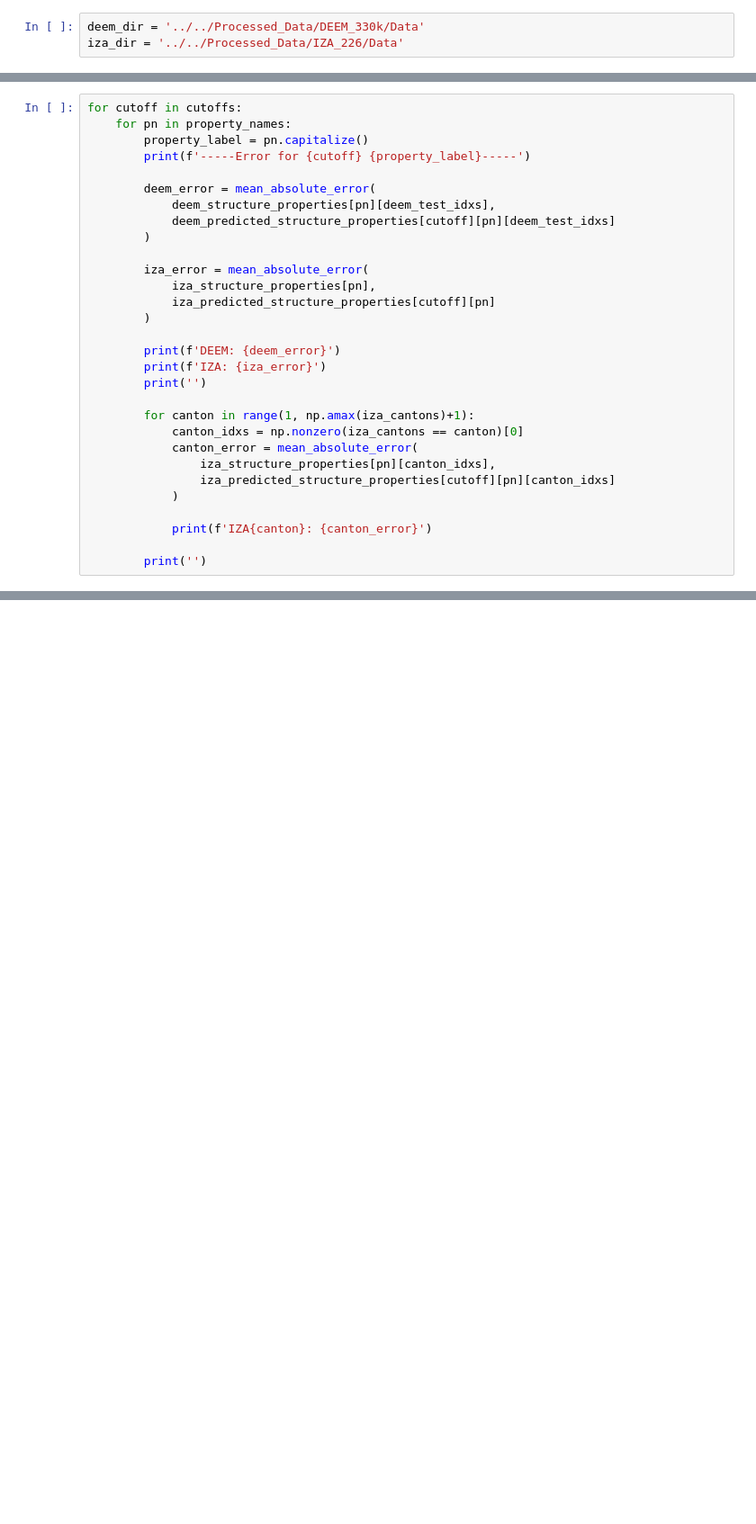
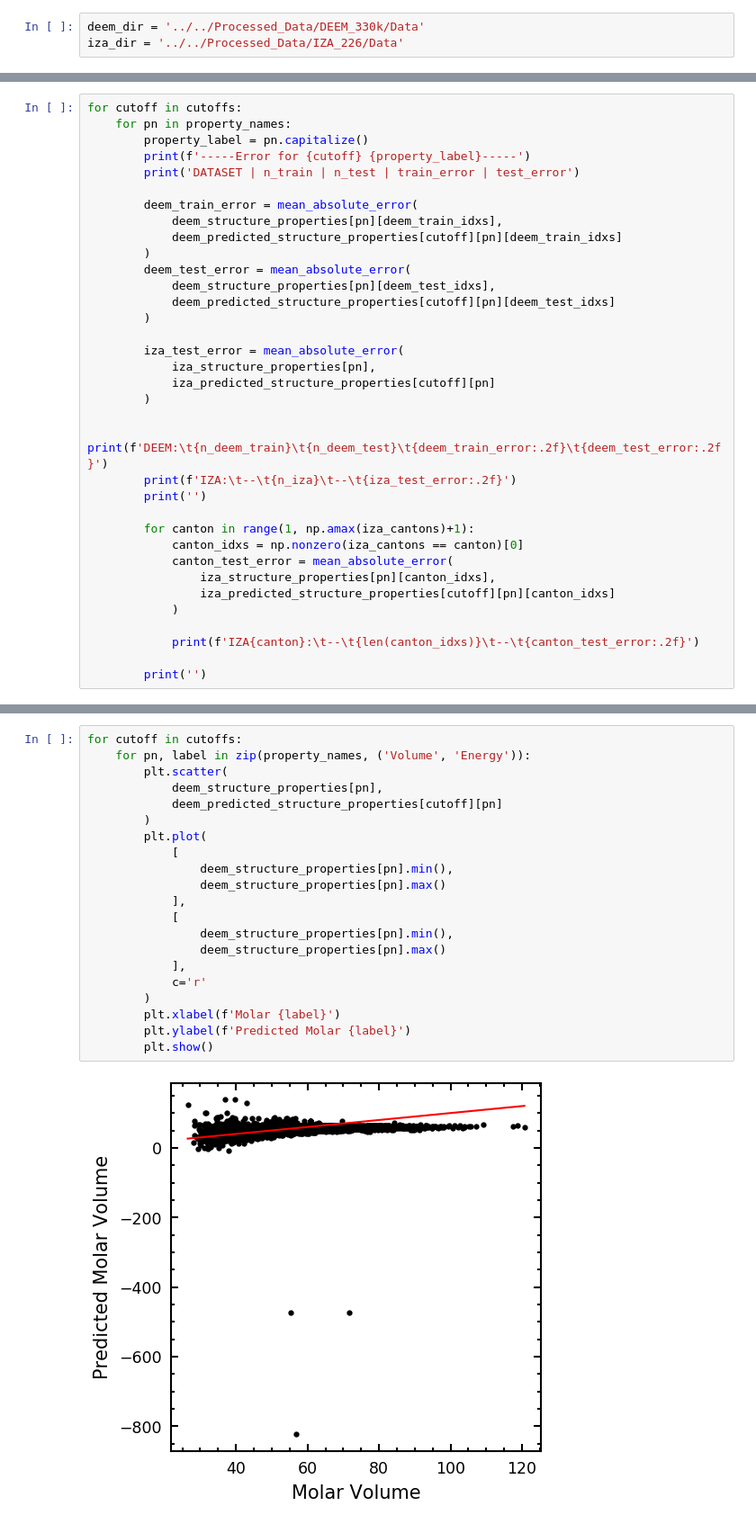
Before and after one commit to bhelfrecht/zeolites_iza-deem, a Jupyter notebook: Scripts/Analysis/regression_analysis.ipynb, the cells around one changed output, grey strips where cells are left out. Shown at 90% size. Cells and saved outputs as stored; diff of their text form; blank space fills up the shorter version.

```diff
--- a/Scripts/Analysis/regression_analysis.ipynb
+++ b/Scripts/Analysis/regression_analysis.ipynb
@@ -86,29 +89,34 @@ for cutoff in cutoffs:
     for pn in property_names:
         property_label = pn.capitalize()
         print(f'-----Error for {cutoff} {property_label}-----')
+        print('DATASET | n_train | n_test | train_error | test_error')
 
-        deem_error = mean_absolute_error(
+        deem_train_error = mean_absolute_error(
+            deem_structure_properties[pn][deem_train_idxs],
+            deem_predicted_structure_properties[cutoff][pn][deem_train_idxs]
+        )
+        deem_test_error = mean_absolute_error(
             deem_structure_properties[pn][deem_test_idxs],
             deem_predicted_structure_properties[cutoff][pn][deem_test_idxs]
         )
 
-        iza_error = mean_absolute_error(
+        iza_test_error = mean_absolute_error(
             iza_structure_properties[pn],
             iza_predicted_structure_properties[cutoff][pn]
         )
 
-        print(f'DEEM: {deem_error}')
-        print(f'IZA: {iza_error}')
+        print(f'DEEM:\t{n_deem_train}\t{n_deem_test}\t{deem_train_error:.2f}\t{deem_test_error:.2f}')
+        print(f'IZA:\t--\t{n_iza}\t--\t{iza_test_error:.2f}')
         print('')
 
         for canton in range(1, np.amax(iza_cantons)+1):
             canton_idxs = np.nonzero(iza_cantons == canton)[0]
-            canton_error = mean_absolute_error(
+            canton_test_error = mean_absolute_error(
                 iza_structure_properties[pn][canton_idxs],
                 iza_predicted_structure_properties[cutoff][pn][canton_idxs]
             )
 
-            print(f'IZA{canton}: {canton_error}')
+            print(f'IZA{canton}:\t--\t{len(canton_idxs)}\t--\t{canton_test_error:.2f}')
 
         print('')
 # %% [output]
@@ -133,0 +142,23 @@ IZA4: 4.24061441363483
+# %%
+for cutoff in cutoffs:
+    for pn, label in zip(property_names, ('Volume', 'Energy')):
+        plt.scatter(
+            deem_structure_properties[pn],
+            deem_predicted_structure_properties[cutoff][pn]
+        )
+        plt.plot(
+            [
+                deem_structure_properties[pn].min(),
+                deem_structure_properties[pn].max()
+            ],
+            [
+                deem_structure_properties[pn].min(),
+                deem_structure_properties[pn].max()
+            ],
+            c='r'
+        )
+        plt.xlabel(f'Molar {label}')
+        plt.ylabel(f'Predicted Molar {label}')
+        plt.show()
+# %% [output]
+[figure, added]
```
Also changed, not shown: parts of 20 cells of this notebook.
